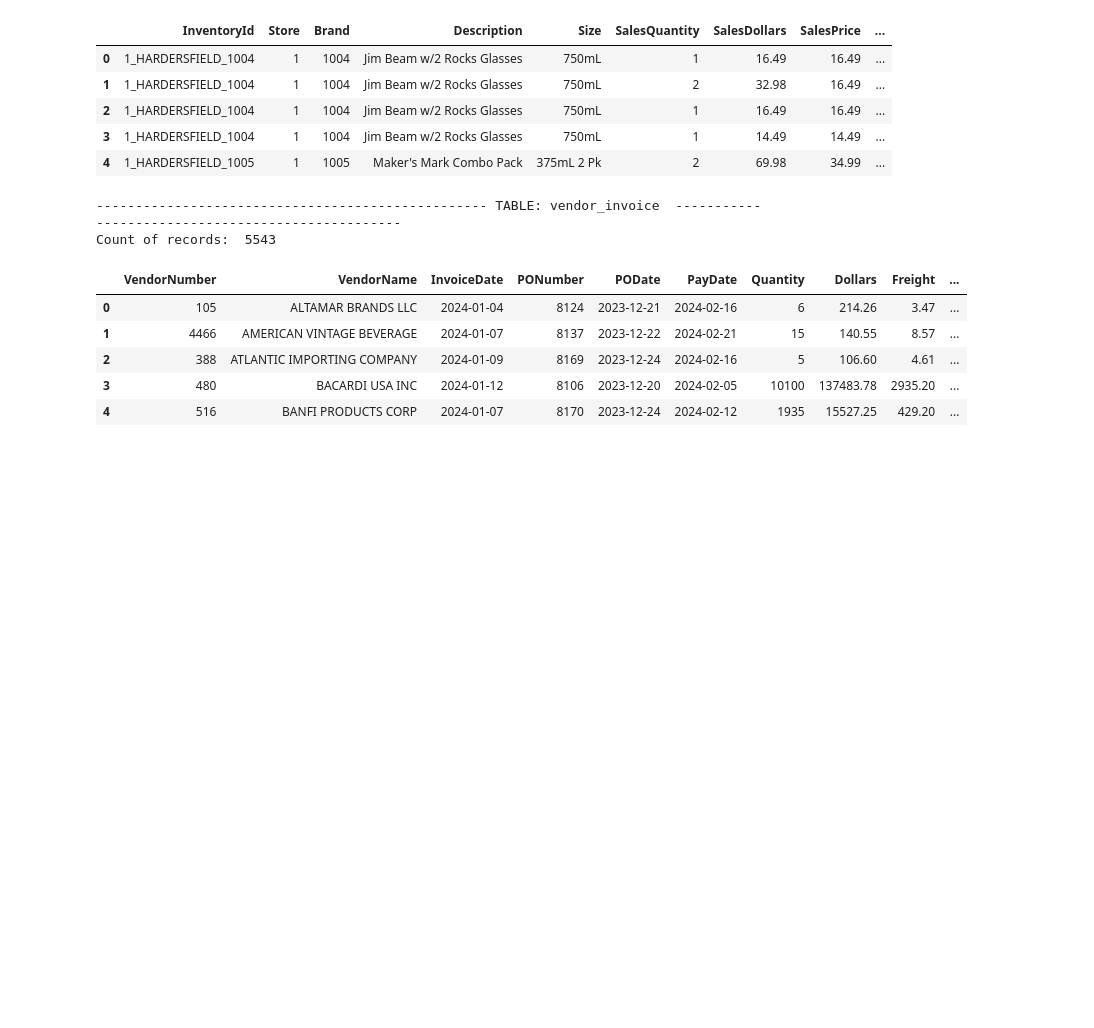
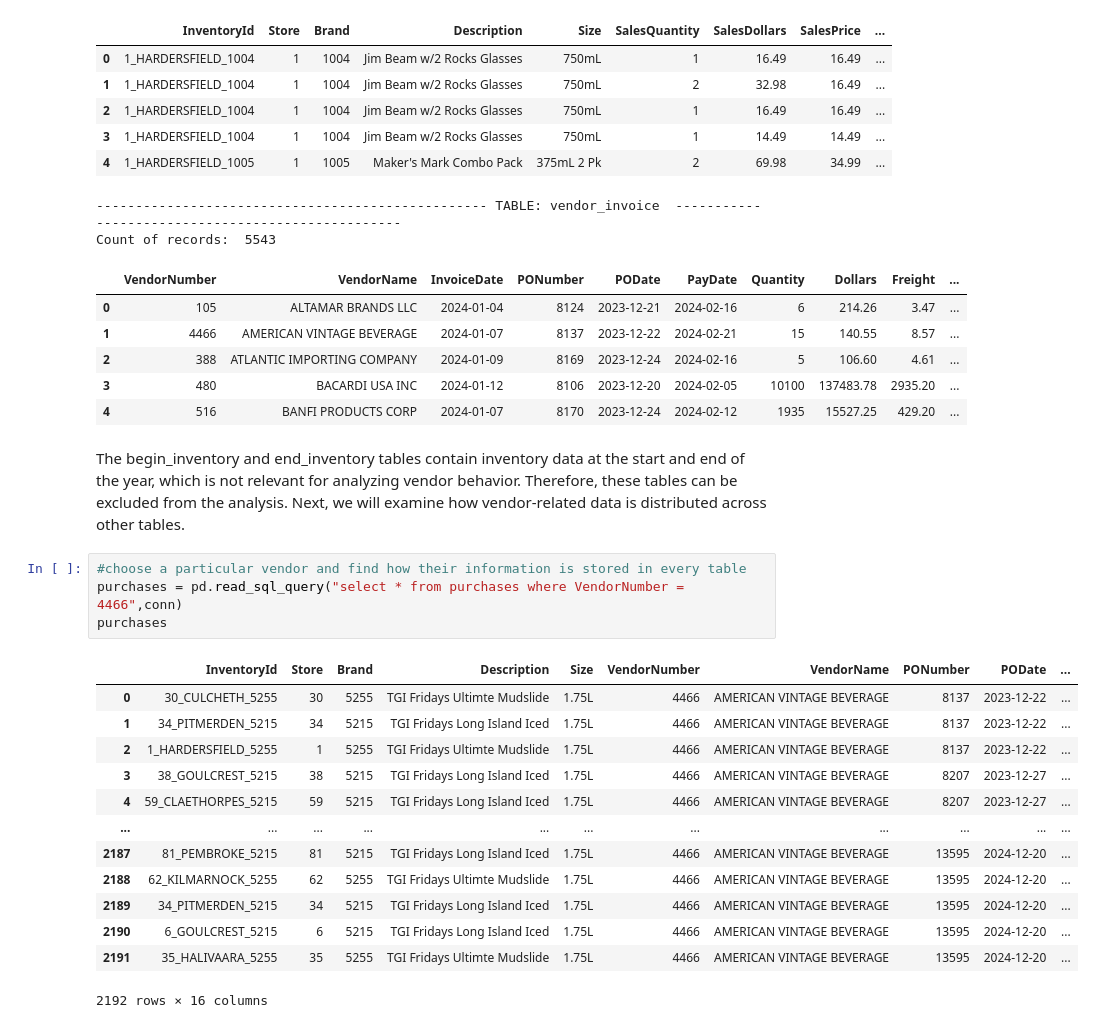
Before and after one commit to srijitaaa2005/VENDOR-PERFORMANCE-ANALYSIS, a Jupyter notebook: notebook/EDA.ipynb, the cells around one changed output. Saved outputs shown, nothing was run; the diff lists cells and outputs as text; blank space fills up the shorter version.

```diff
--- a/notebook/EDA.ipynb
+++ b/notebook/EDA.ipynb
@@ -83,3 +83,25 @@ Count of records:  5543
 | 2 | 388 | ATLANTIC IMPORTING COMPANY | 2024-01-09 | 8169 | 2023-12-24 | 2024-02-16 | 5 | 106.60 | 4.61 | ... |
 | 3 | 480 | BACARDI USA INC | 2024-01-12 | 8106 | 2023-12-20 | 2024-02-05 | 10100 | 137483.78 | 2935.20 | ... |
 | 4 | 516 | BANFI PRODUCTS CORP | 2024-01-07 | 8170 | 2023-12-24 | 2024-02-12 | 1935 | 15527.25 | 429.20 | ... |
+# %% [markdown]
+The begin_inventory and end_inventory tables contain inventory data at the start and end of the year, which is not relevant for analyzing vendor behavior.
+Therefore, these tables can be excluded from the analysis.
+Next, we will examine how vendor-related data is distributed across other tables.
+# %%
+#choose a particular vendor and find how their information is stored in every table
+purchases = pd.read_sql_query("select * from purchases where VendorNumber = 4466",conn)
+purchases
+# %% [output]
+|  | InventoryId | Store | Brand | Description | Size | VendorNumber | VendorName | PONumber | PODate | ... |
+| 0 | 30_CULCHETH_5255 | 30 | 5255 | TGI Fridays Ultimte Mudslide | 1.75L | 4466 | AMERICAN VINTAGE BEVERAGE | 8137 | 2023-12-22 | ... |
+| 1 | 34_PITMERDEN_5215 | 34 | 5215 | TGI Fridays Long Island Iced | 1.75L | 4466 | AMERICAN VINTAGE BEVERAGE | 8137 | 2023-12-22 | ... |
+| 2 | 1_HARDERSFIELD_5255 | 1 | 5255 | TGI Fridays Ultimte Mudslide | 1.75L | 4466 | AMERICAN VINTAGE BEVERAGE | 8137 | 2023-12-22 | ... |
+| 3 | 38_GOULCREST_5215 | 38 | 5215 | TGI Fridays Long Island Iced | 1.75L | 4466 | AMERICAN VINTAGE BEVERAGE | 8207 | 2023-12-27 | ... |
+| 4 | 59_CLAETHORPES_5215 | 59 | 5215 | TGI Fridays Long Island Iced | 1.75L | 4466 | AMERICAN VINTAGE BEVERAGE | 8207 | 2023-12-27 | ... |
+| ... | ... | ... | ... | ... | ... | ... | ... | ... | ... | ... |
+| 2187 | 81_PEMBROKE_5215 | 81 | 5215 | TGI Fridays Long Island Iced | 1.75L | 4466 | AMERICAN VINTAGE BEVERAGE | 13595 | 2024-12-20 | ... |
+| 2188 | 62_KILMARNOCK_5255 | 62 | 5255 | TGI Fridays Ultimte Mudslide | 1.75L | 4466 | AMERICAN VINTAGE BEVERAGE | 13595 | 2024-12-20 | ... |
+| 2189 | 34_PITMERDEN_5215 | 34 | 5215 | TGI Fridays Long Island Iced | 1.75L | 4466 | AMERICAN VINTAGE BEVERAGE | 13595 | 2024-12-20 | ... |
+| 2190 | 6_GOULCREST_5215 | 6 | 5215 | TGI Fridays Long Island Iced | 1.75L | 4466 | AMERICAN VINTAGE BEVERAGE | 13595 | 2024-12-20 | ... |
+| 2191 | 35_HALIVAARA_5255 | 35 | 5255 | TGI Fridays Ultimte Mudslide | 1.75L | 4466 | AMERICAN VINTAGE BEVERAGE | 13595 | 2024-12-20 | ... |
+2192 rows × 16 columns
```
Also changed, not shown: parts of 39 cells of this notebook, 1 other file.
